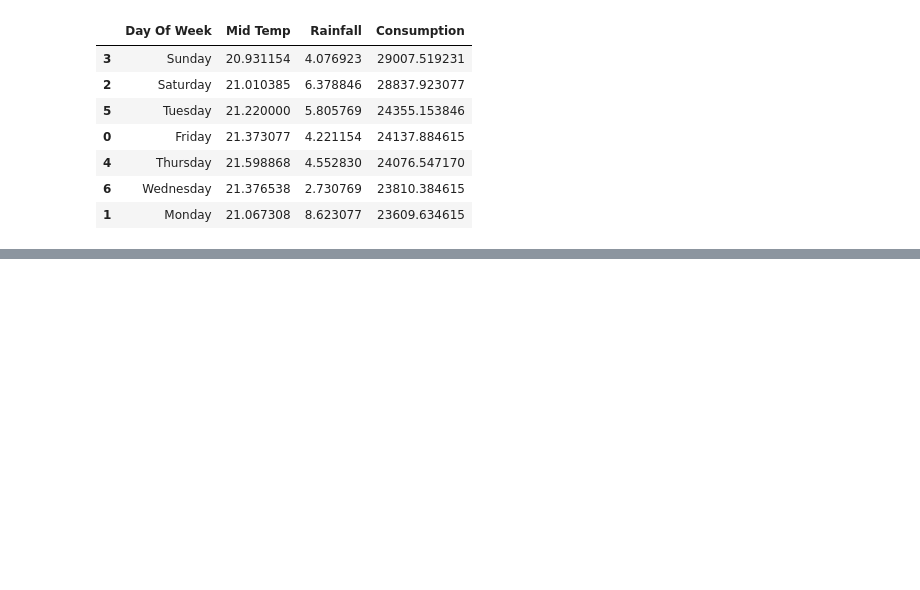
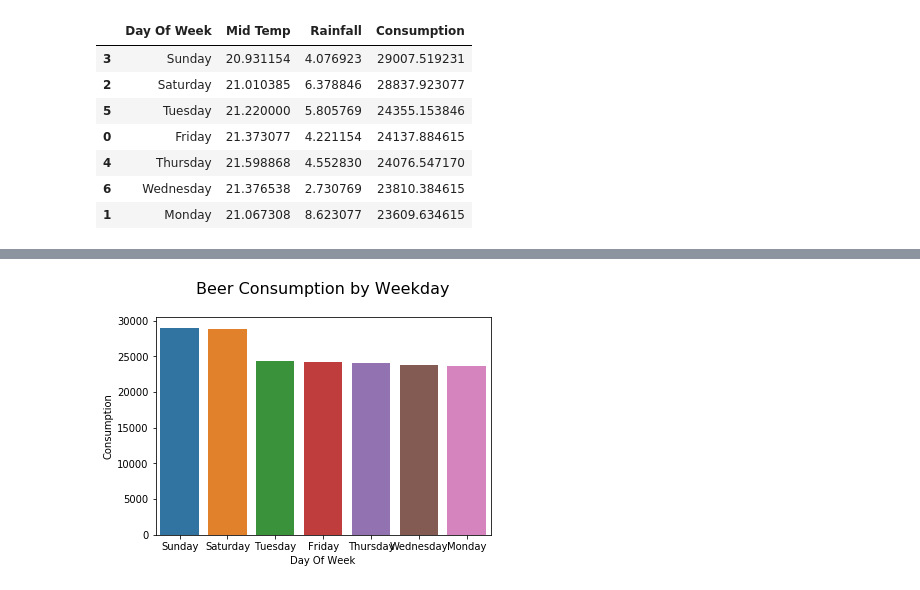
Before and after one commit to carlosmd14/datamad0119, a Jupyter notebook: module-1/pipelines-project/your-code/main.py.ipynb, the cells around one changed output, grey strips where cells are left out. Saved outputs shown, nothing was run; the diff lists cells and outputs as text; code cells hidden in the pictures; blank space fills up the shorter version.

```diff
--- a/module-1/pipelines-project/your-code/main.py.ipynb
+++ b/module-1/pipelines-project/your-code/main.py.ipynb
@@ -158,6 +158,6 @@ cons_month.sort_values(by=('Consumption'), ascending=False)
 # %%
-cons_day = data.groupby('Day Of Week', as_index=False).agg({'Mid Temp':'mean','Rainfall':'mean','Consumption':'mean'})
-cons_day.sort_values(by=('Consumption'), ascending=False)
+cons_day = data.groupby('Day Of Week', as_index=False).agg({'Mid Temp':'mean','Rainfall':'mean','Consumption':'mean'}).sort_values(by=('Consumption'), ascending=False)
+cons_day
 # %% [output]
 |  | Day Of Week | Mid Temp | Rainfall | Consumption |
 | 3 | Sunday | 20.931154 | 4.076923 | 29007.519231 |
@@ -169,0 +178,8 @@ cons_day.sort_values(by=('Consumption'), ascending=False)
+# %%
+title2 = 'Beer Consumption by Weekday'
+barchart_day = sns.barplot(data=cons_day, x='Day Of Week', y='Consumption')
+plt.title(title2 + "\n", fontsize=16)
+fig = barchart_day.get_figure()
+fig.savefig(title2 + '.png')
+# %% [output]
+[figure, added]
```
Also changed, not shown: parts of 11 cells of this notebook, 2 other files.
